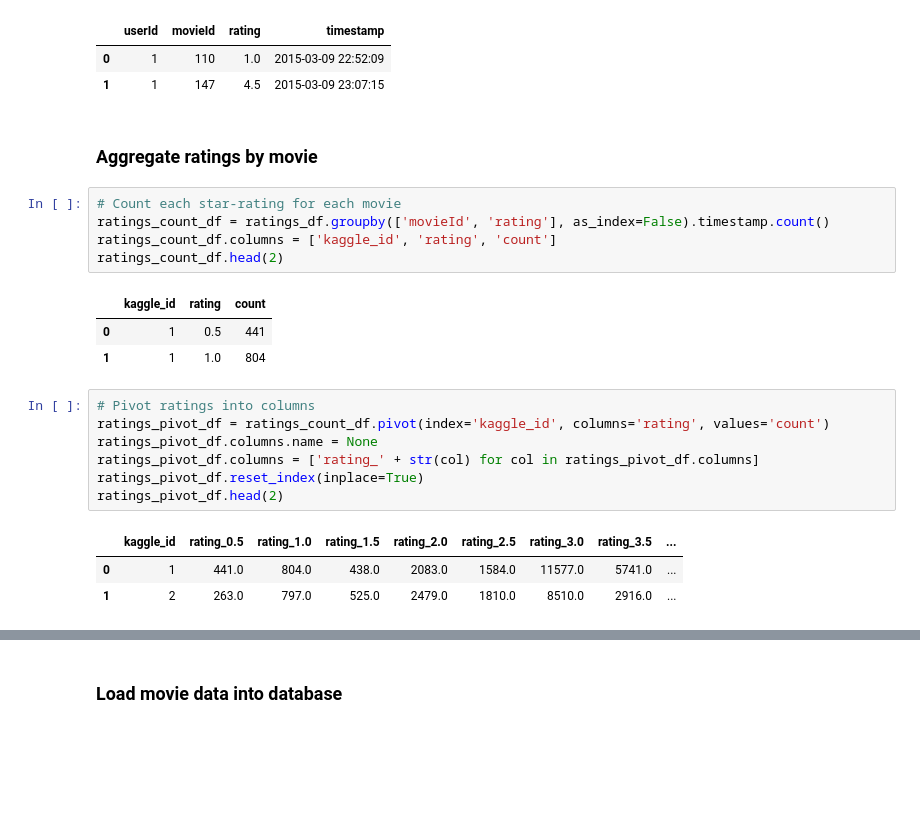
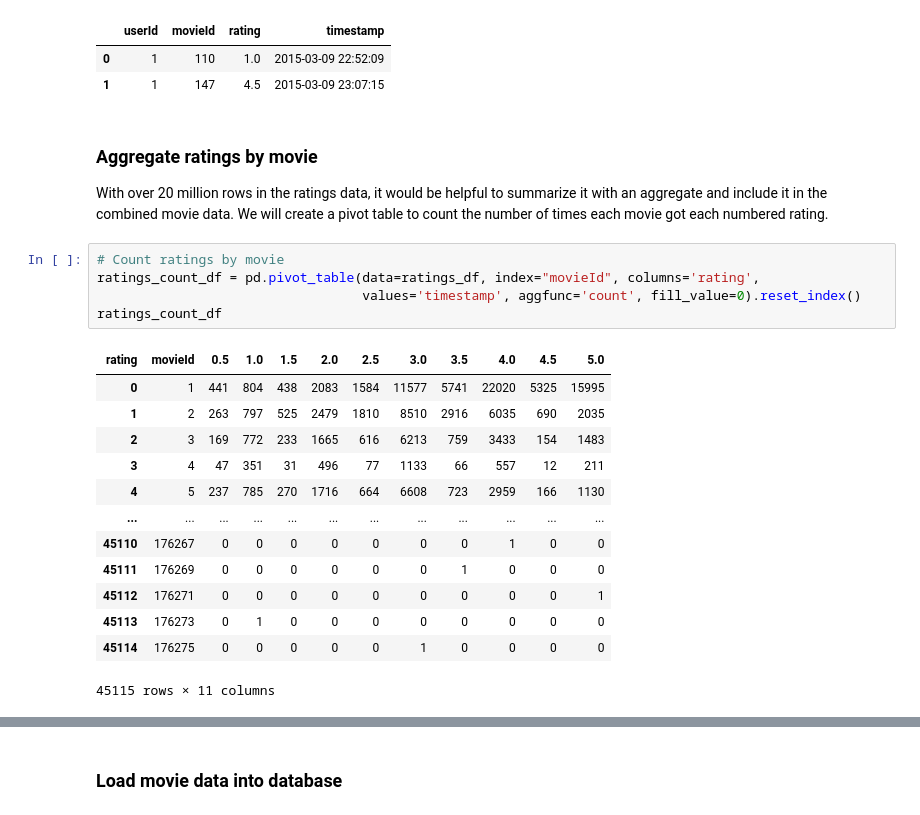
Before and after one commit to tri-bui/sandbox-dbs, a Jupyter notebook: movie-etl/notebooks/3-load.ipynb, the cells around one changed output, grey strips where cells are left out. Saved outputs shown, nothing was run; the diff lists cells and outputs as text; blank space fills up the shorter version.

```diff
--- a/movie-etl/notebooks/3-load.ipynb
+++ b/movie-etl/notebooks/3-load.ipynb
@@ -75,25 +75,26 @@ ratings_df.head(2)
 |  | userId | movieId | rating | timestamp |
 | 0 | 1 | 110 | 1.0 | 2015-03-09 22:52:09 |
 | 1 | 1 | 147 | 4.5 | 2015-03-09 23:07:15 |
-# %% [markdown]
-### Aggregate ratings by movie
-# %%
-# Count each star-rating for each movie
-ratings_count_df = ratings_df.groupby(['movieId', 'rating'], as_index=False).timestamp.count()
-ratings_count_df.columns = ['kaggle_id', 'rating', 'count']
-ratings_count_df.head(2)
-# %% [output]
-|  | kaggle_id | rating | count |
-| 0 | 1 | 0.5 | 441 |
-| 1 | 1 | 1.0 | 804 |
-# %%
-# Pivot ratings into columns
-ratings_pivot_df = ratings_count_df.pivot(index='kaggle_id', columns='rating', values='count')
-ratings_pivot_df.columns.name = None
-ratings_pivot_df.columns = ['rating_' + str(col) for col in ratings_pivot_df.columns]
-ratings_pivot_df.reset_index(inplace=True)
-ratings_pivot_df.head(2)
-# %% [output]
-|  | kaggle_id | rating_0.5 | rating_1.0 | rating_1.5 | rating_2.0 | rating_2.5 | rating_3.0 | rating_3.5 | ... |
-| 0 | 1 | 441.0 | 804.0 | 438.0 | 2083.0 | 1584.0 | 11577.0 | 5741.0 | ... |
-| 1 | 2 | 263.0 | 797.0 | 525.0 | 2479.0 | 1810.0 | 8510.0 | 2916.0 | ... |
+# %% [markdown]
+### Aggregate ratings by movie
+
+With over 20 million rows in the ratings data, it would be helpful to summarize it with an aggregate and include it in the combined movie data. We will create a pivot table to count the number of times each movie got each numbered rating.
+# %%
+# Count ratings by movie
+ratings_count_df = pd.pivot_table(data=ratings_df, index="movieId", columns='rating',
+                                  values='timestamp', aggfunc='count', fill_value=0).reset_index()
+ratings_count_df
+# %% [output]
+| rating | movieId | 0.5 | 1.0 | 1.5 | 2.0 | 2.5 | 3.0 | 3.5 | 4.0 | 4.5 | 5.0 |
+| 0 | 1 | 441 | 804 | 438 | 2083 | 1584 | 11577 | 5741 | 22020 | 5325 | 15995 |
+| 1 | 2 | 263 | 797 | 525 | 2479 | 1810 | 8510 | 2916 | 6035 | 690 | 2035 |
+| 2 | 3 | 169 | 772 | 233 | 1665 | 616 | 6213 | 759 | 3433 | 154 | 1483 |
+| 3 | 4 | 47 | 351 | 31 | 496 | 77 | 1133 | 66 | 557 | 12 | 211 |
+| 4 | 5 | 237 | 785 | 270 | 1716 | 664 | 6608 | 723 | 2959 | 166 | 1130 |
+| ... | ... | ... | ... | ... | ... | ... | ... | ... | ... | ... | ... |
+| 45110 | 176267 | 0 | 0 | 0 | 0 | 0 | 0 | 0 | 1 | 0 | 0 |
+| 45111 | 176269 | 0 | 0 | 0 | 0 | 0 | 0 | 1 | 0 | 0 | 0 |
+| 45112 | 176271 | 0 | 0 | 0 | 0 | 0 | 0 | 0 | 0 | 0 | 1 |
+| 45113 | 176273 | 0 | 1 | 0 | 0 | 0 | 0 | 0 | 0 | 0 | 0 |
+| 45114 | 176275 | 0 | 0 | 0 | 0 | 0 | 1 | 0 | 0 | 0 | 0 |
+45115 rows × 11 columns
```
Also changed, not shown: parts of 16 cells of this notebook, 3 other files.
